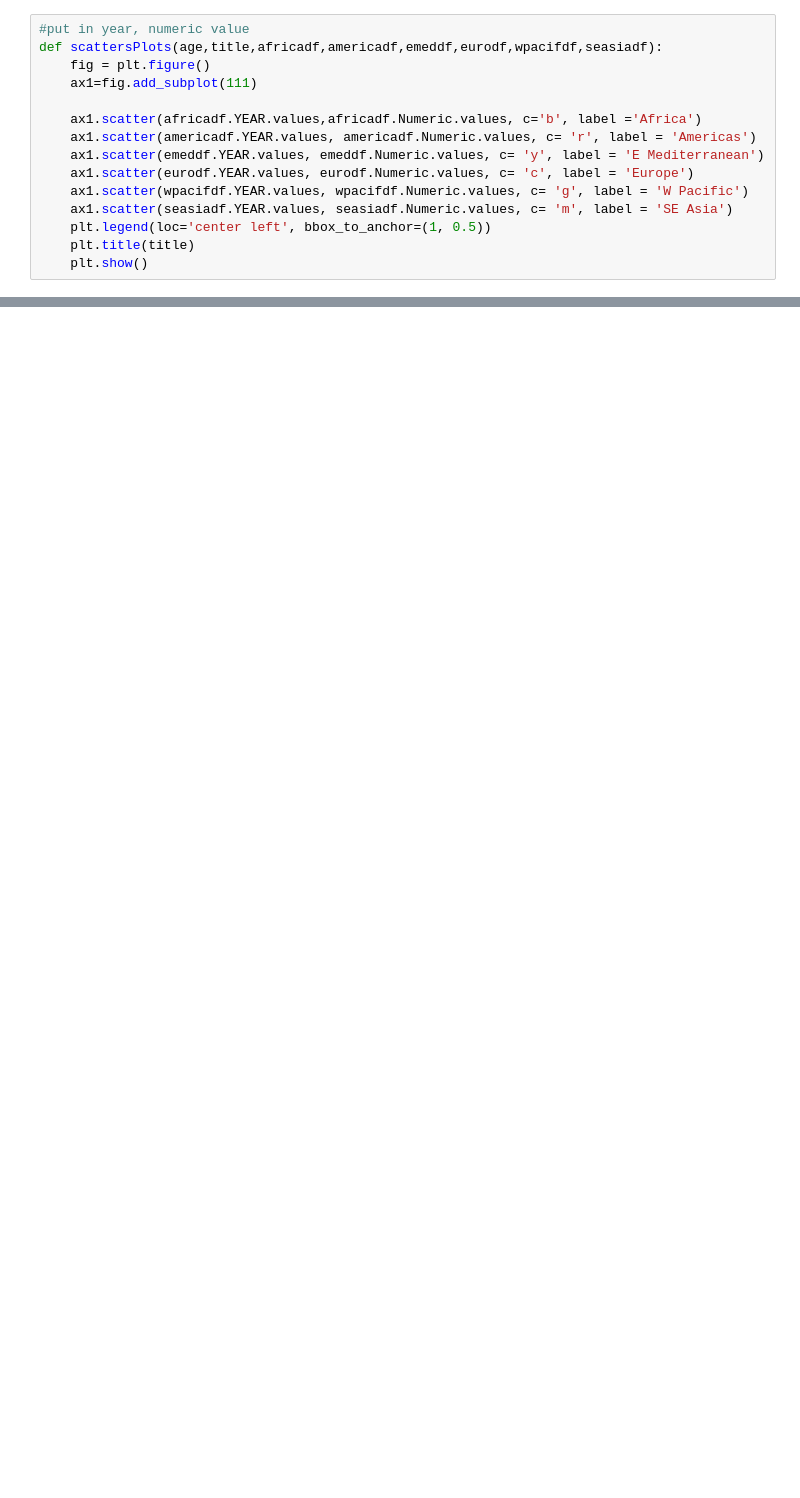
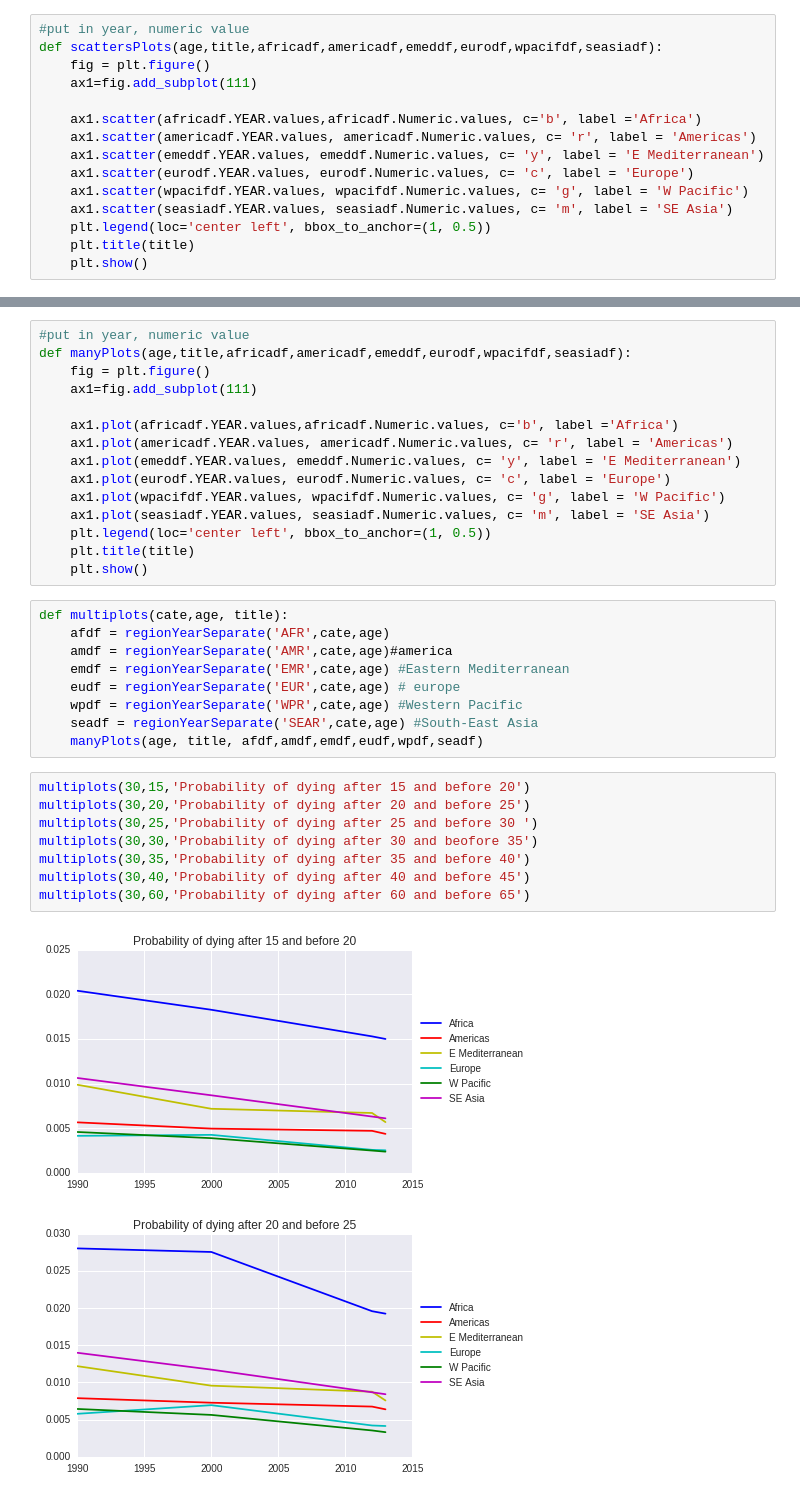
Before and after one commit to segerphilip/DataScience16CTW, a Jupyter notebook: Final Overview of CTW Project.ipynb, the cells around one changed output, grey strips where cells are left out. Cells and saved outputs as stored; diff of their text form; blank space fills up the shorter version.

```diff
--- a/Final Overview of CTW Project.ipynb
+++ b/Final Overview of CTW Project.ipynb
@@ -334,0 +223,35 @@ scattersPlots(age, 'Life expectancy of '+ str(age)+' year olds over time',afdf,a
+# %%
+#put in year, numeric value
+def manyPlots(age,title,africadf,americadf,emeddf,eurodf,wpacifdf,seasiadf):
+    fig = plt.figure()
+    ax1=fig.add_subplot(111)
+
+    ax1.plot(africadf.YEAR.values,africadf.Numeric.values, c='b', label ='Africa')
+    ax1.plot(americadf.YEAR.values, americadf.Numeric.values, c= 'r', label = 'Americas')
+    ax1.plot(emeddf.YEAR.values, emeddf.Numeric.values, c= 'y', label = 'E Mediterranean')
+    ax1.plot(eurodf.YEAR.values, eurodf.Numeric.values, c= 'c', label = 'Europe')
+    ax1.plot(wpacifdf.YEAR.values, wpacifdf.Numeric.values, c= 'g', label = 'W Pacific')
+    ax1.plot(seasiadf.YEAR.values, seasiadf.Numeric.values, c= 'm', label = 'SE Asia')
+    plt.legend(loc='center left', bbox_to_anchor=(1, 0.5))
+    plt.title(title)
+    plt.show()
+# %%
+def multiplots(cate,age, title):
+    afdf = regionYearSeparate('AFR',cate,age)
+    amdf = regionYearSeparate('AMR',cate,age)#america
+    emdf = regionYearSeparate('EMR',cate,age) #Eastern Mediterranean
+    eudf = regionYearSeparate('EUR',cate,age) # europe
+    wpdf = regionYearSeparate('WPR',cate,age) #Western Pacific
+    seadf = regionYearSeparate('SEAR',cate,age) #South-East Asia
+    manyPlots(age, title, afdf,amdf,emdf,eudf,wpdf,seadf)
+# %%
+multiplots(30,15,'Probability of dying after 15 and before 20')
+multiplots(30,20,'Probability of dying after 20 and before 25')
+multiplots(30,25,'Probability of dying after 25 and before 30 ')
+multiplots(30,30,'Probability of dying after 30 and beofore 35')
+multiplots(30,35,'Probability of dying after 35 and before 40')
+multiplots(30,40,'Probability of dying after 40 and before 45')
+multiplots(30,60,'Probability of dying after 60 and before 65')
+# %% [output]
+[figure, added]
+[figure, added]
```
Also changed, not shown: parts of 16 cells of this notebook.
